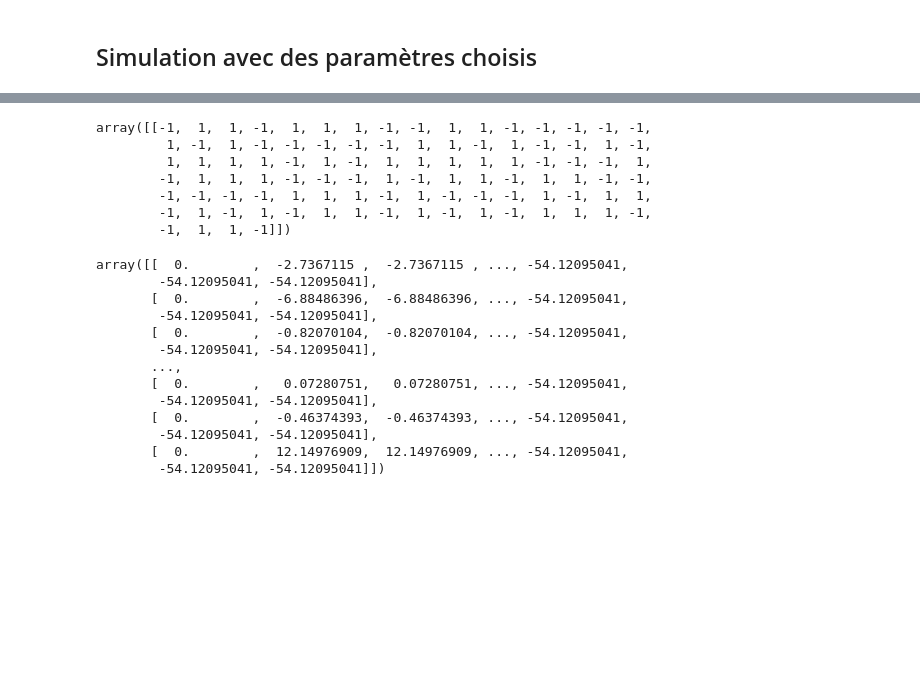
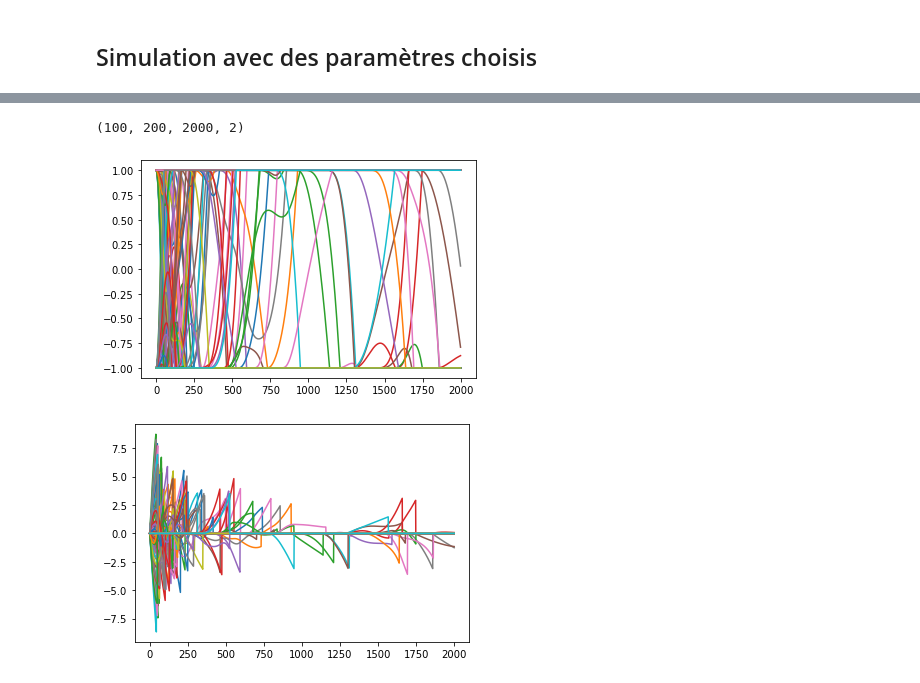
Before and after one commit to NESRINE202/SB_Algorithm_applications, a Jupyter notebook: J_scaling_tests.ipynb, the cells around one changed output, grey strips where cells are left out. Drawn from its saved outputs; the diff is of its cells as text; code cells hidden in the pictures; blank space fills up the shorter version.

Commit message:
Capped positions and speed systematically

```diff
--- a/J_scaling_tests.ipynb
+++ b/J_scaling_tests.ipynb
@@ -121,26 +74,26 @@ array([ 0.        ,  0.2425257 ,  1.08835721, -0.78587955,  1.03919271,
-# %%
-np.where(H>0, 1, -1)
-# %% [output]
-array([[-1,  1,  1, -1,  1,  1,  1, -1, -1,  1,  1, -1, -1, -1, -1, -1,
-         1, -1,  1, -1, -1, -1, -1, -1,  1,  1, -1,  1, -1, -1,  1, -1,
-         1,  1,  1,  1, -1,  1, -1,  1,  1,  1,  1,  1, -1, -1, -1,  1,
-        -1,  1,  1,  1, -1, -1, -1,  1, -1,  1,  1, -1,  1,  1, -1, -1,
-        -1, -1, -1, -1,  1,  1,  1, -1,  1, -1, -1, -1,  1, -1,  1,  1,
-        -1,  1, -1,  1, -1,  1,  1, -1,  1, -1,  1, -1,  1,  1,  1, -1,
-        -1,  1,  1, -1]])
-# %%
-energies
-# %% [output]
-array([[  0.        ,  -2.7367115 ,  -2.7367115 , ..., -54.12095041,
-        -54.12095041, -54.12095041],
-       [  0.        ,  -6.88486396,  -6.88486396, ..., -54.12095041,
-        -54.12095041, -54.12095041],
-       [  0.        ,  -0.82070104,  -0.82070104, ..., -54.12095041,
-        -54.12095041, -54.12095041],
-       ...,
-       [  0.        ,   0.07280751,   0.07280751, ..., -54.12095041,
-        -54.12095041, -54.12095041],
-       [  0.        ,  -0.46374393,  -0.46374393, ..., -54.12095041,
-        -54.12095041, -54.12095041],
-       [  0.        ,  12.14976909,  12.14976909, ..., -54.12095041,
-        -54.12095041, -54.12095041]])
+# %%
+states.shape
+# %% [output]
+(100, 200, 2000, 2)
+# %%
+speeds = states[0, :, :, 1] # vitesses du systeme 1
+pos = states[0, :, :, 0] # vitesses du systeme 1
+
+n_part, n_iterr = pos.shape
+
+for i in range(n_part):
+    plt.plot(pos[i])
+
+n_part, n_iterr = speeds.shape
+
+for i in range(n_part):
+    plt.plot(speeds[i])
+# %% [output]
+[figure, added]
+# %%
+n_part, n_iterr = speeds.shape
+
+for i in range(n_part):
+    plt.plot(speeds[i])
+# %% [output]
+[figure, added]
```
Also changed, not shown: parts of 4 cells of this notebook, 2 other files.
